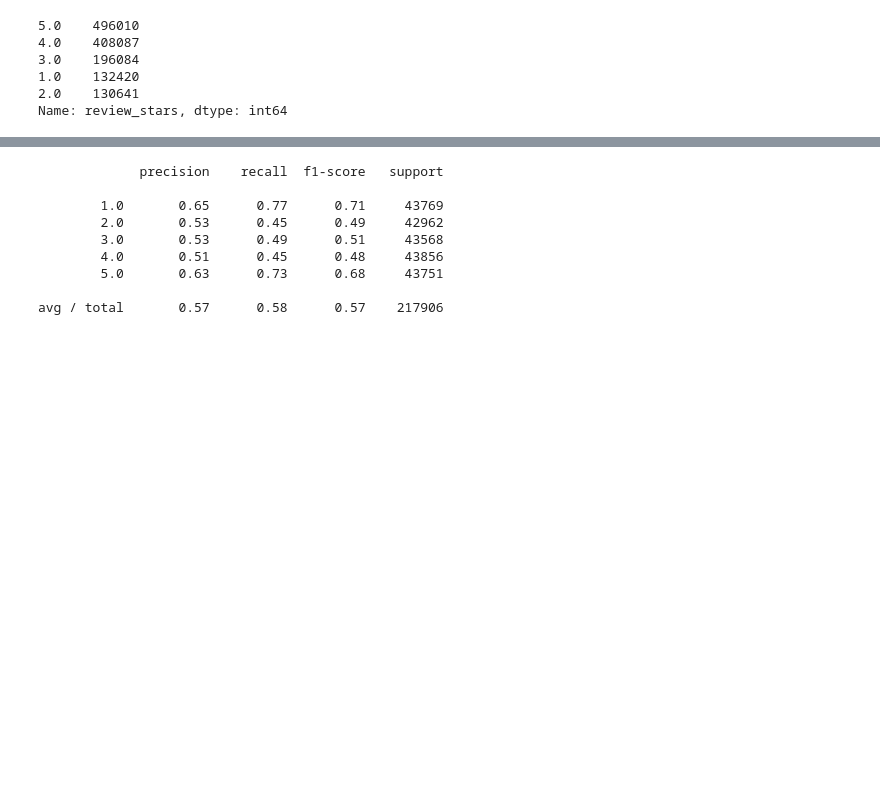
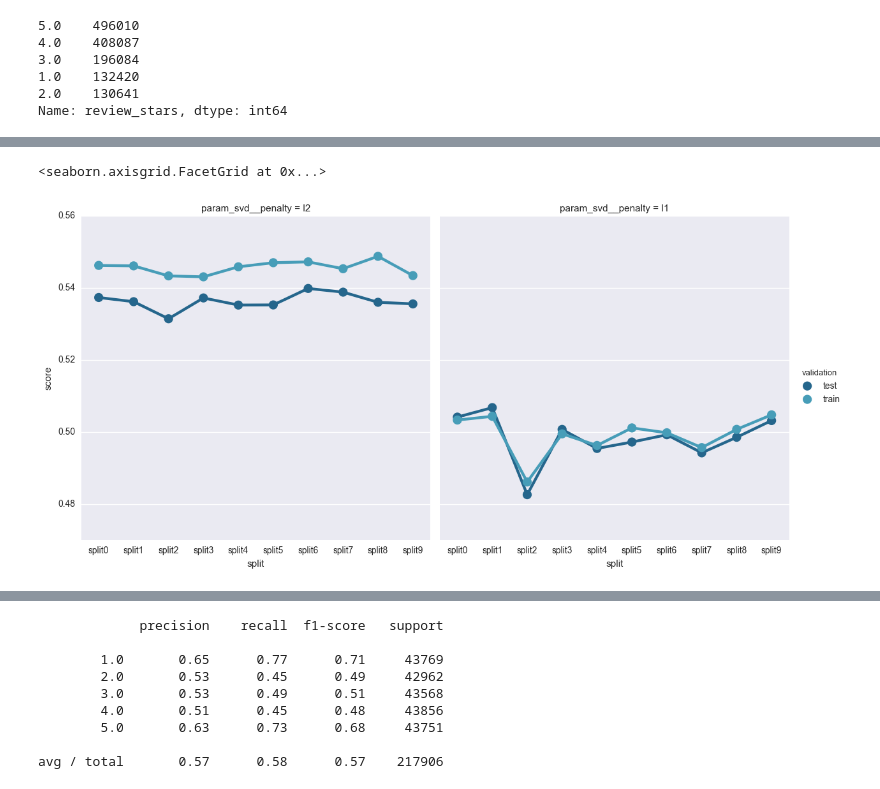
Before and after one commit to SahilDahiya/Projects, a Jupyter notebook: Yelp Review's Sentiment Analysis.ipynb, the cells around one changed output, grey strips where cells are left out. Drawn from its saved outputs; the diff is of its cells as text; code cells hidden in the pictures; blank space fills up the shorter version.

```diff
--- a/Yelp Review's Sentiment Analysis.ipynb
+++ b/Yelp Review's Sentiment Analysis.ipynb
@@ -267,4 +267,11 @@ Best score: 0.574
 Best parameters set:
         svd__loss: 'log'
         svd__penalty: 'l2'
+# %%
+g = sns.factorplot(x="split", y="score", hue="validation",col="param_svd__penalty", data=vis_df(svd_grid),
+                   capsize=.2, palette="YlGnBu_d", size=6, aspect=1,ci=None)
+g.despine(left=True)
+# %% [output]
+<seaborn.axisgrid.FacetGrid at 0x...>
+[figure, added]
 # %%
```
Also changed, not shown: parts of 10 cells of this notebook.
